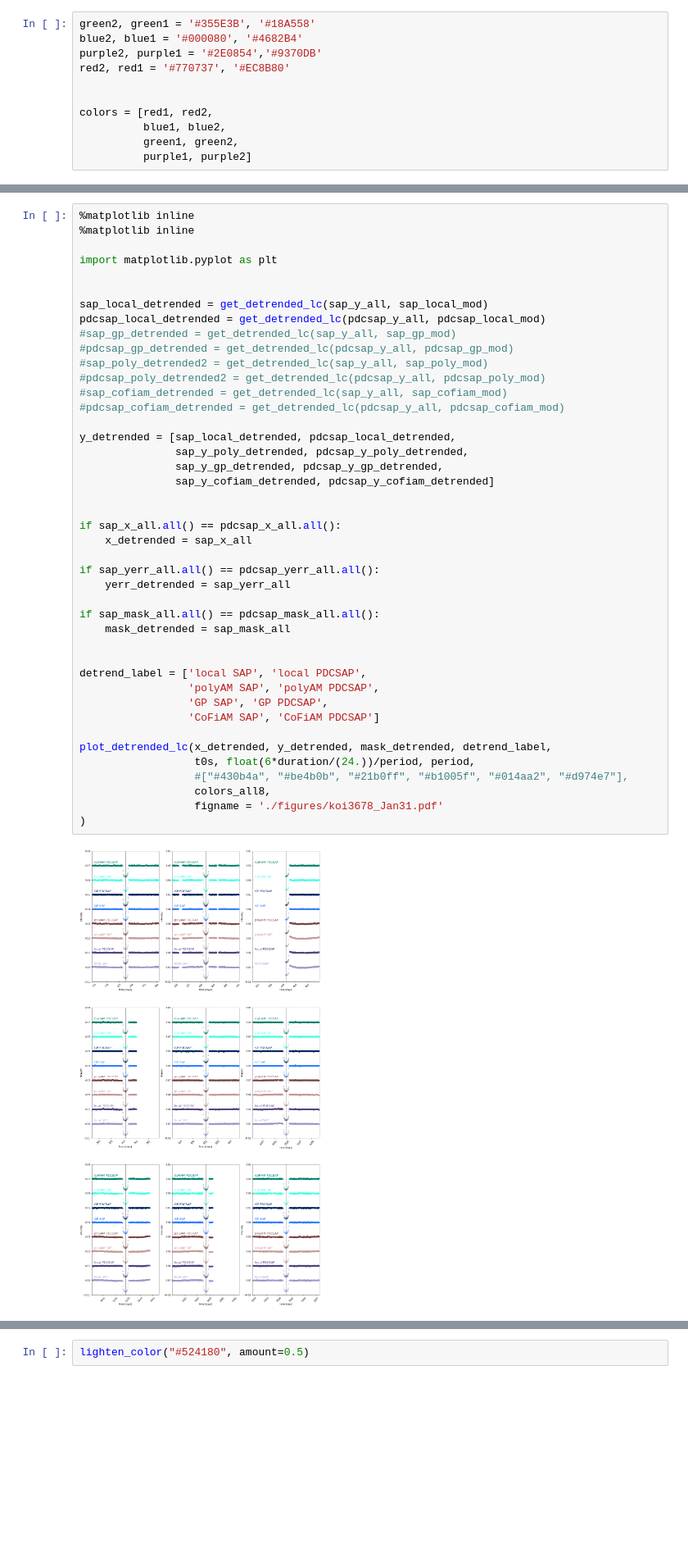
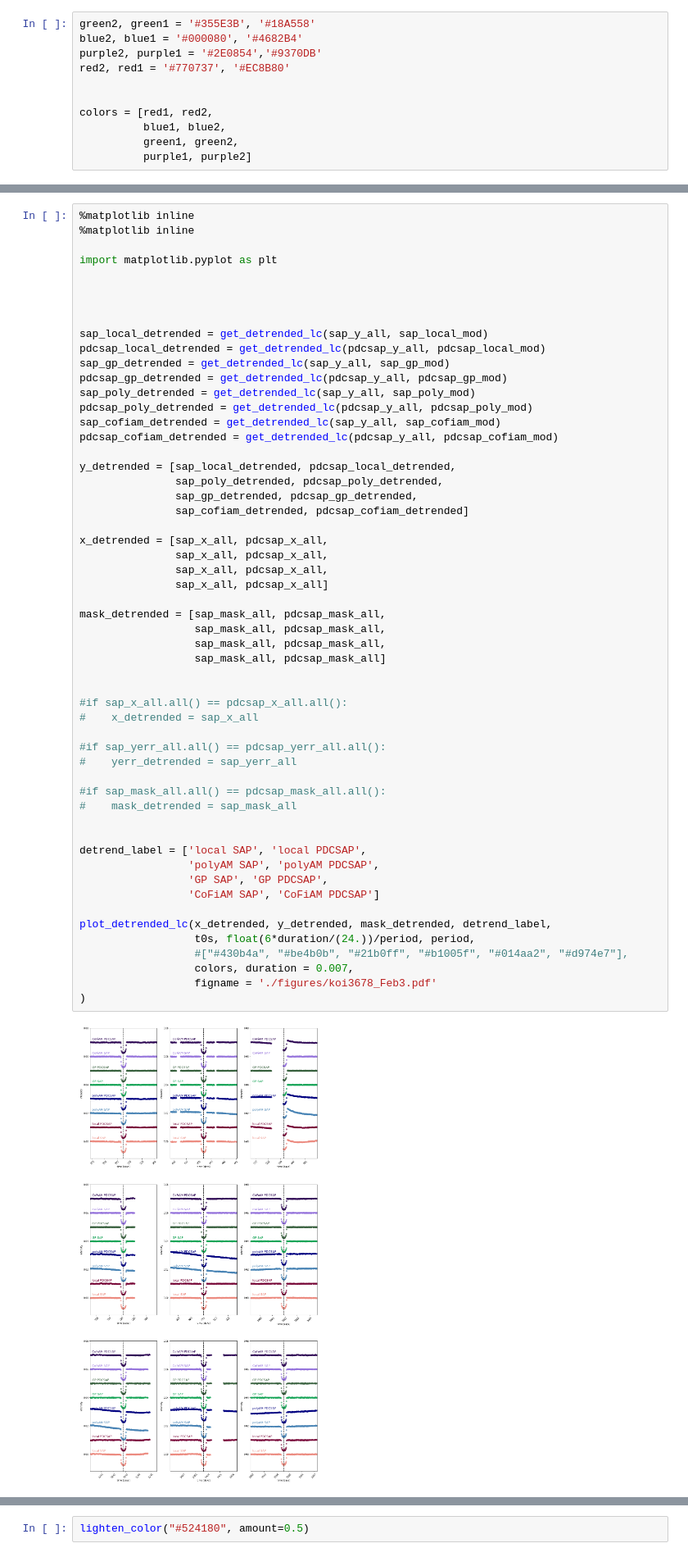
Before and after one commit to nanoza/TTVs, a Jupyter notebook: lc.ipynb, the cells around one changed output, grey strips where cells are left out. Shown at 82% size. Saved outputs shown, nothing was run; the diff lists cells and outputs as text; blank space fills up the shorter version.

```diff
--- a/lc.ipynb
+++ b/lc.ipynb
@@ -2347,45 +2444,57 @@ plot_detrended_lc(x_detrended, y_detrended, mask_detrended, detrend_label,
 # %%
 %matplotlib inline
 %matplotlib inline
 
 import matplotlib.pyplot as plt
 
 
+
+
 sap_local_detrended = get_detrended_lc(sap_y_all, sap_local_mod)
 pdcsap_local_detrended = get_detrended_lc(pdcsap_y_all, pdcsap_local_mod)
-#sap_gp_detrended = get_detrended_lc(sap_y_all, sap_gp_mod)
-#pdcsap_gp_detrended = get_detrended_lc(pdcsap_y_all, pdcsap_gp_mod)
-#sap_poly_detrended2 = get_detrended_lc(sap_y_all, sap_poly_mod)
-#pdcsap_poly_detrended2 = get_detrended_lc(pdcsap_y_all, pdcsap_poly_mod)
-#sap_cofiam_detrended = get_detrended_lc(sap_y_all, sap_cofiam_mod)
-#pdcsap_cofiam_detrended = get_detrended_lc(pdcsap_y_all, pdcsap_cofiam_mod)
+sap_gp_detrended = get_detrended_lc(sap_y_all, sap_gp_mod)
+pdcsap_gp_detrended = get_detrended_lc(pdcsap_y_all, pdcsap_gp_mod)
+sap_poly_detrended = get_detrended_lc(sap_y_all, sap_poly_mod)
+pdcsap_poly_detrended = get_detrended_lc(pdcsap_y_all, pdcsap_poly_mod)
+sap_cofiam_detrended = get_detrended_lc(sap_y_all, sap_cofiam_mod)
+pdcsap_cofiam_detrended = get_detrended_lc(pdcsap_y_all, pdcsap_cofiam_mod)
 
 y_detrended = [sap_local_detrended, pdcsap_local_detrended,
-               sap_y_poly_detrended, pdcsap_y_poly_detrended,
-               sap_y_gp_detrended, pdcsap_y_gp_detrended,
-               sap_y_cofiam_detrended, pdcsap_y_cofiam_detrended]
+               sap_poly_detrended, pdcsap_poly_detrended,
+               sap_gp_detrended, pdcsap_gp_detrended,
+               sap_cofiam_detrended, pdcsap_cofiam_detrended]
+
+x_detrended = [sap_x_all, pdcsap_x_all,
+               sap_x_all, pdcsap_x_all,
+               sap_x_all, pdcsap_x_all,
+               sap_x_all, pdcsap_x_all]
+
+mask_detrended = [sap_mask_all, pdcsap_mask_all,
+                  sap_mask_all, pdcsap_mask_all,
+                  sap_mask_all, pdcsap_mask_all,
+                  sap_mask_all, pdcsap_mask_all]
 
 
-if sap_x_all.all() == pdcsap_x_all.all():
-    x_detrended = sap_x_all
+#if sap_x_all.all() == pdcsap_x_all.all():
+#    x_detrended = sap_x_all
 
-if sap_yerr_all.all() == pdcsap_yerr_all.all():
-    yerr_detrended = sap_yerr_all
+#if sap_yerr_all.all() == pdcsap_yerr_all.all():
+#    yerr_detrended = sap_yerr_all
 
-if sap_mask_all.all() == pdcsap_mask_all.all():
-    mask_detrended = sap_mask_all
+#if sap_mask_all.all() == pdcsap_mask_all.all():
+#    mask_detrended = sap_mask_all
 
 
 detrend_label = ['local SAP', 'local PDCSAP',
                  'polyAM SAP', 'polyAM PDCSAP',
                  'GP SAP', 'GP PDCSAP',
                  'CoFiAM SAP', 'CoFiAM PDCSAP']
 
 plot_detrended_lc(x_detrended, y_detrended, mask_detrended, detrend_label,
                   t0s, float(6*duration/(24.))/period, period,
                   #["#430b4a", "#be4b0b", "#21b0ff", "#b1005f", "#014aa2", "#d974e7"],
-                  colors_all8,
-                  figname = './figures/koi3678_Jan31.pdf'
+                  colors, duration = 0.007,
+                  figname = './figures/koi3678_Feb3.pdf'
 )
 # %% [output]
-[figure, old version]
+[figure, new version]
```
Also changed, not shown: parts of 17 cells of this notebook, 2 other files.
